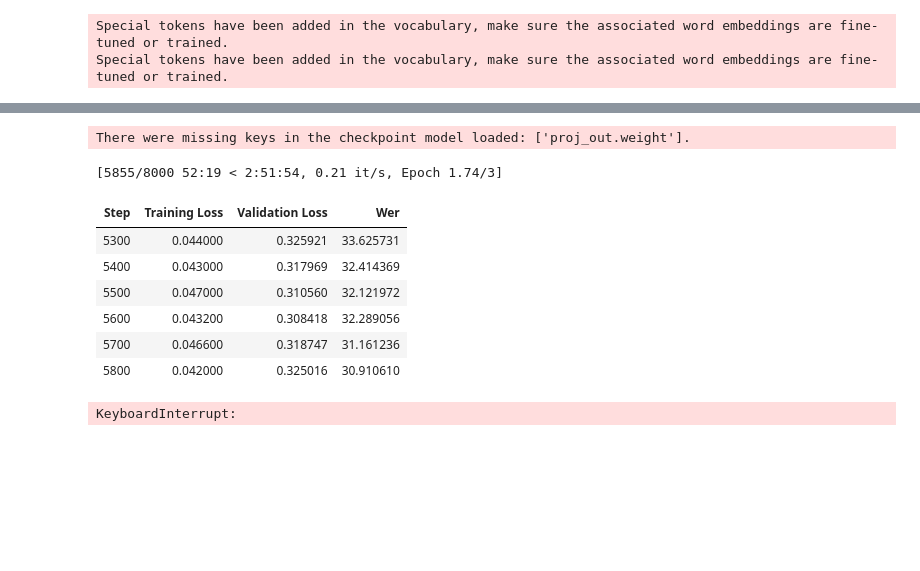
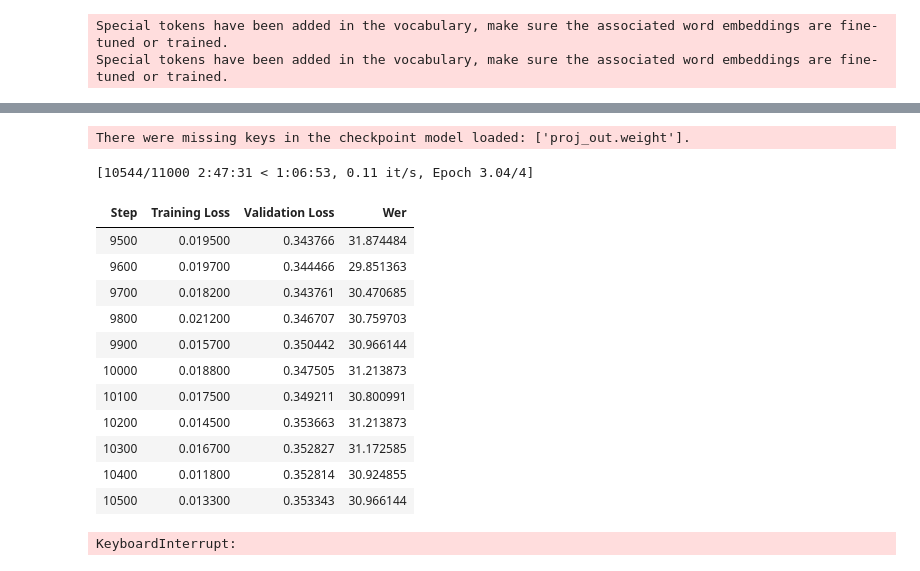
Before and after one commit to FarshadAmiri/Persian_text_correction, a Jupyter notebook: whisper_finetuning_3.ipynb, the cells around one changed output, grey strips where cells are left out. Drawn from its saved outputs; the diff is of its cells as text; code cells hidden in the pictures; blank space fills up the shorter version.

```diff
--- a/whisper_finetuning_3.ipynb
+++ b/whisper_finetuning_3.ipynb
@@ -192,7 +197,7 @@ training_args = Seq2SeqTrainingArguments(
     gradient_accumulation_steps=8,                    # Effective batch size = 16
     learning_rate=1e-5,                               # Optional tweak (1e-5 is OK too)
     warmup_steps=400,
-    max_steps=8000,
+    max_steps=11000,
     gradient_checkpointing=True,
     fp16=True,
     evaluation_strategy="steps",
@@ -224,14 +235,19 @@ trainer = Seq2SeqTrainer(
 # %%
-trainer.train(resume_from_checkpoint=r"D:\Git_repos\Persian_text_correction\models\finetuned_whisper-large-fa_1\checkpoint-5200")
+trainer.train(resume_from_checkpoint=r"D:\Git_repos\Persian_text_correction\models\finetuned_whisper-large-fa_1\checkpoint-9400")
 # trainer.train()
 # %% [output]
 There were missing keys in the checkpoint model loaded: ['proj_out.weight'].
-[5855/8000 52:19 < 2:51:54, 0.21 it/s, Epoch 1.74/3]
+[10544/11000 2:47:31 < 1:06:53, 0.11 it/s, Epoch 3.04/4]
 | Step | Training Loss | Validation Loss | Wer |
-| 5300 | 0.044000 | 0.325921 | 33.625731 |
-| 5400 | 0.043000 | 0.317969 | 32.414369 |
-| 5500 | 0.047000 | 0.310560 | 32.121972 |
-| 5600 | 0.043200 | 0.308418 | 32.289056 |
-| 5700 | 0.046600 | 0.318747 | 31.161236 |
-| 5800 | 0.042000 | 0.325016 | 30.910610 |
+| 9500 | 0.019500 | 0.343766 | 31.874484 |
+| 9600 | 0.019700 | 0.344466 | 29.851363 |
+| 9700 | 0.018200 | 0.343761 | 30.470685 |
+| 9800 | 0.021200 | 0.346707 | 30.759703 |
+| 9900 | 0.015700 | 0.350442 | 30.966144 |
+| 10000 | 0.018800 | 0.347505 | 31.213873 |
+| 10100 | 0.017500 | 0.349211 | 30.800991 |
+| 10200 | 0.014500 | 0.353663 | 31.213873 |
+| 10300 | 0.016700 | 0.352827 | 31.172585 |
+| 10400 | 0.011800 | 0.352814 | 30.924855 |
+| 10500 | 0.013300 | 0.353343 | 30.966144 |
 KeyboardInterrupt:
```
Also changed, not shown: parts of 5 cells of this notebook.
